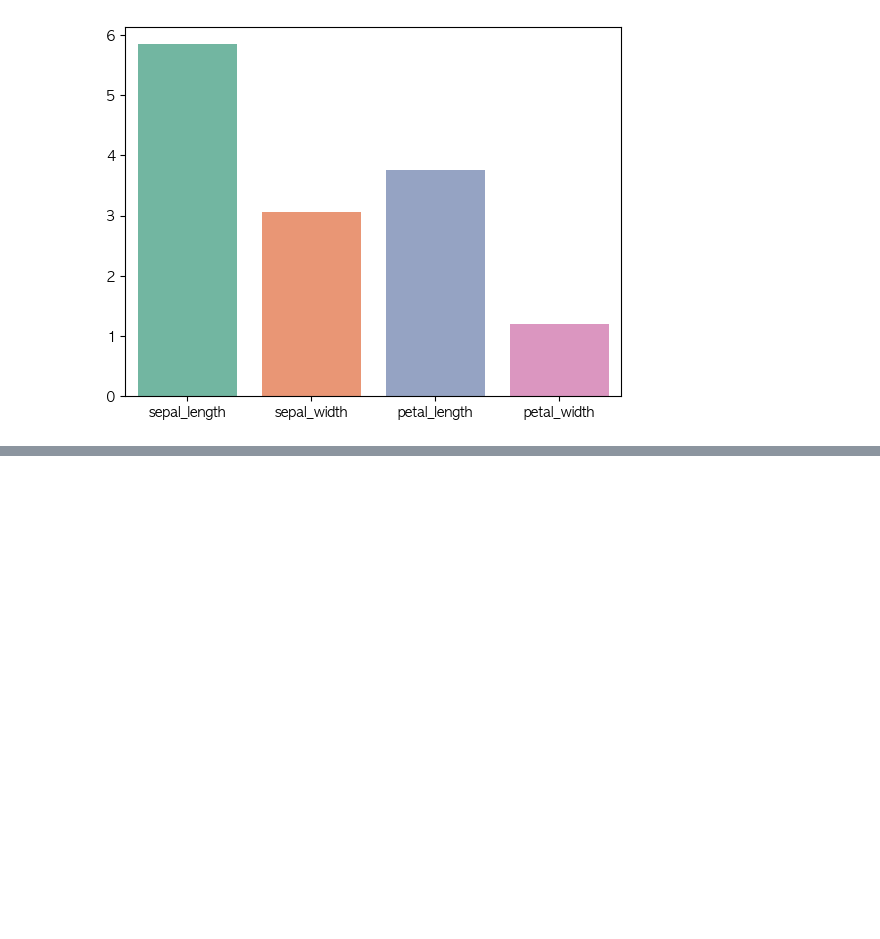
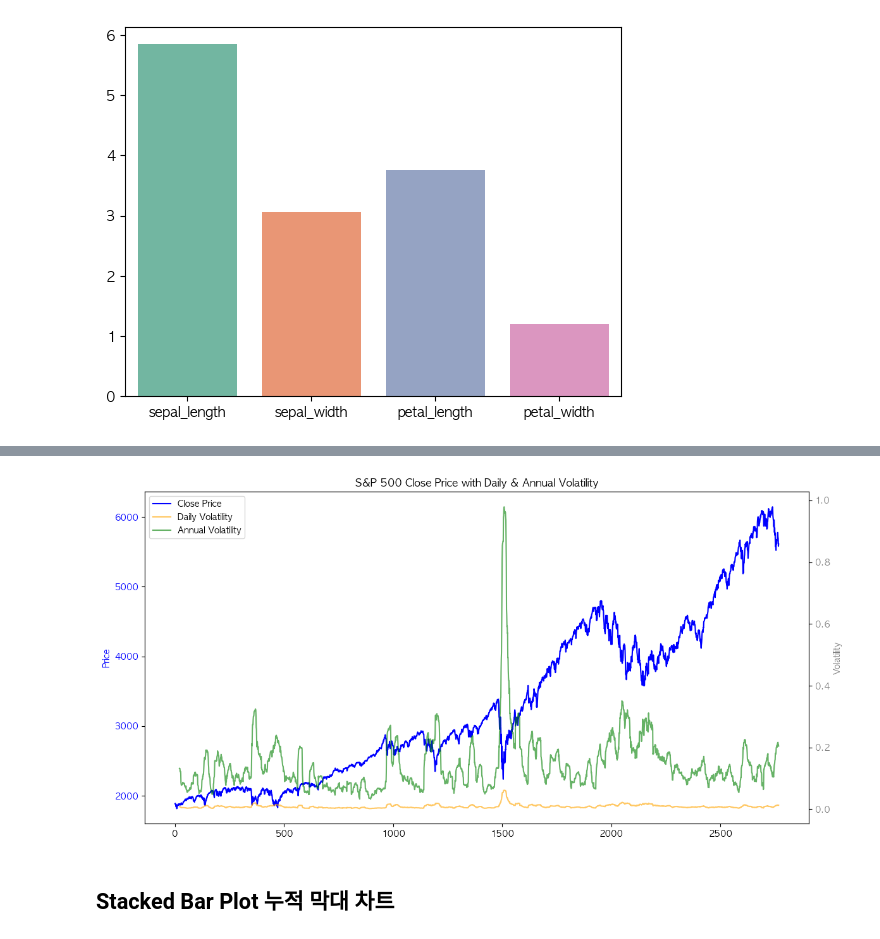
Before and after one commit to chae030/DCAV, a Jupyter notebook: final.ipynb, the cells around one changed output, grey strips where cells are left out. Cells and saved outputs as stored; diff of their text form; code cells hidden in the pictures; blank space fills up the shorter version.

```diff
--- a/final.ipynb
+++ b/final.ipynb
@@ -318,0 +345,26 @@ gspc
+# %%
+# 7. Close 가격, 일간 변동성, 연간 변동성을 한 차트에
+fig, ax1 = plt.subplots(figsize=(12, 6))
+
+# Close 가격 (왼쪽 축)
+ax1.plot(df.index, df['Close'], color='blue', label='Close Price')
+ax1.set_ylabel('Price', color='blue')
+ax1.tick_params(axis='y', labelcolor='blue')
+
+# 변동성 (오른쪽 축)
+ax2 = ax1.twinx()
+ax2.plot(df.index, df['daily_volatility'], color='orange', label='Daily Volatility', alpha=0.6)
+ax2.plot(df.index, df['annual_volatility'], color='green', label='Annual Volatility', alpha=0.6)
+ax2.set_ylabel('Volatility', color='gray')
+ax2.tick_params(axis='y', labelcolor='gray')
+
+# 범례 병합
+lines1, labels1 = ax1.get_legend_handles_labels()
+lines2, labels2 = ax2.get_legend_handles_labels()
+ax1.legend(lines1 + lines2, labels1 + labels2, loc='upper left')
+
+plt.title("S&P 500 Close Price with Daily & Annual Volatility")
+plt.tight_layout()
+plt.show()
+# %% [output]
+[figure, added]
@@ -318,0 +378,2 @@ gspc
+# %% [markdown]
+<h2>Stacked Bar Plot 누적 막대 차트
```
Also changed, not shown: parts of 36 cells of this notebook.
